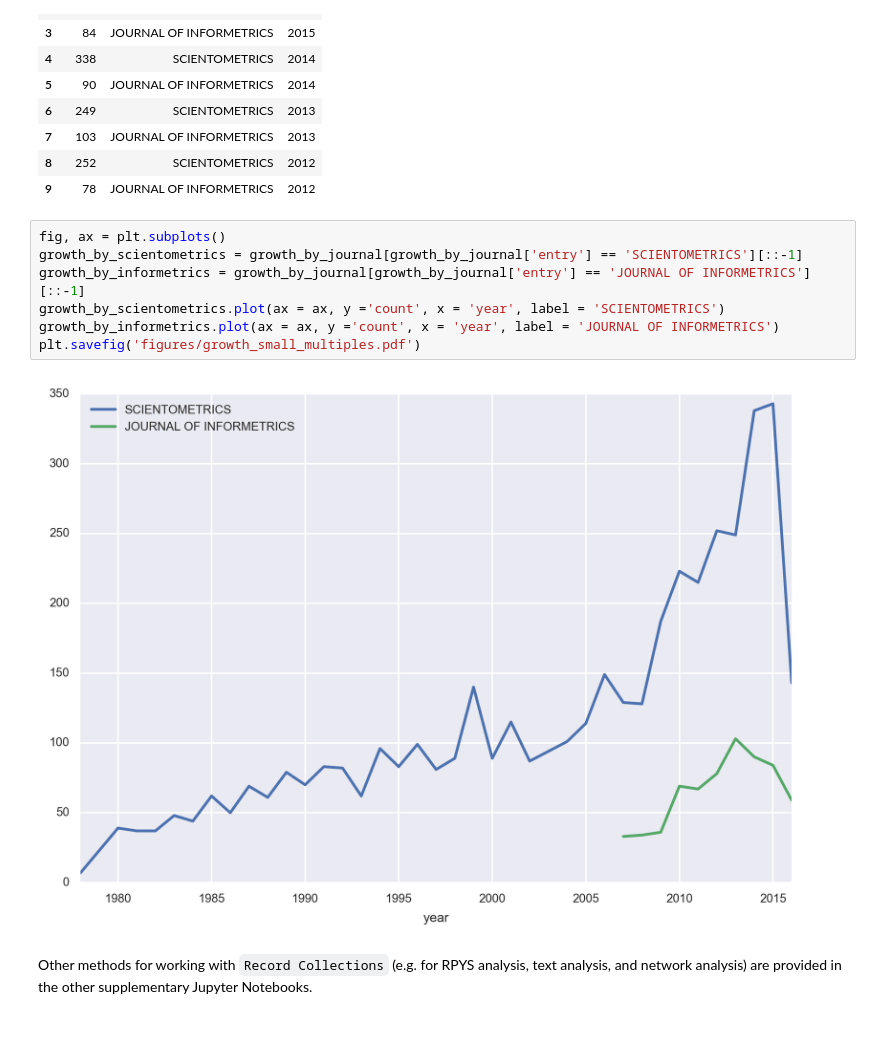
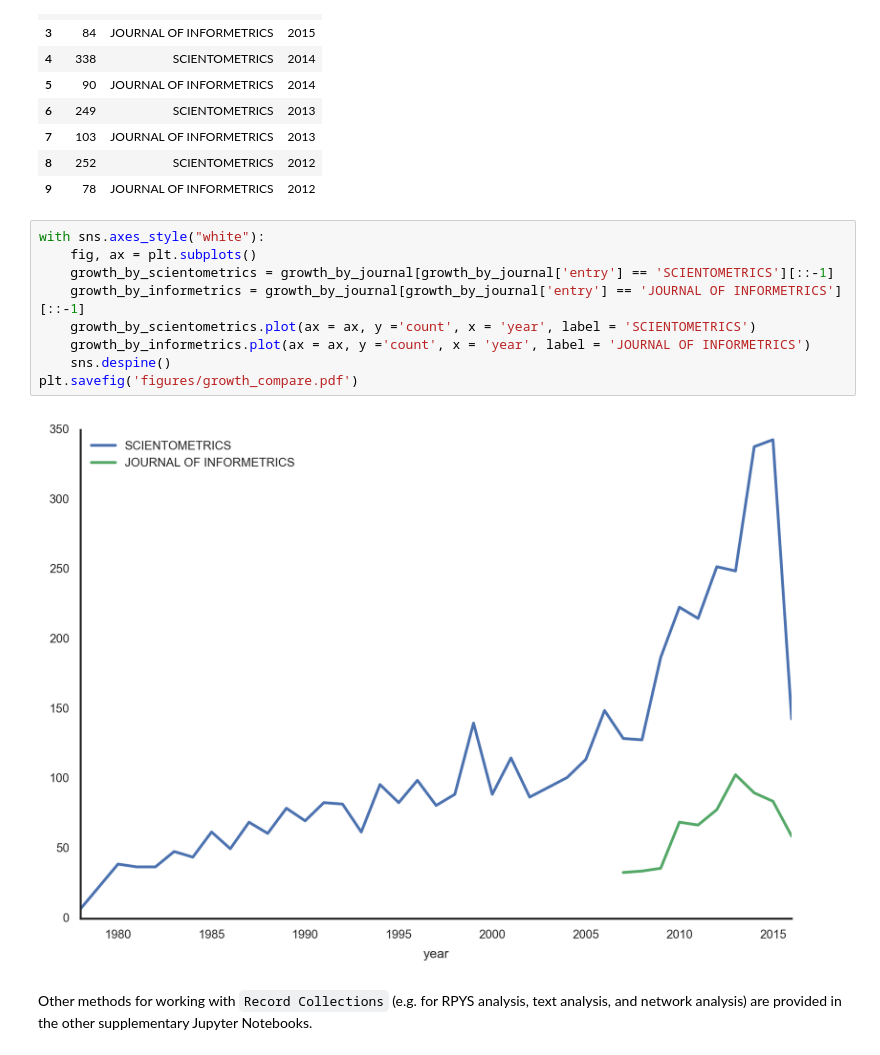
Before and after one commit to mclevey/metaknowledge_article_supplement, a Jupyter notebook: 1_record_collections.ipynb, the cells around one changed output. Saved outputs shown, nothing was run; the diff lists cells and outputs as text.

```diff
--- a/1_record_collections.ipynb
+++ b/1_record_collections.ipynb
@@ -237,13 +232,15 @@ growth_by_journal[:10]
 | 8 | 252 | SCIENTOMETRICS | 2012 |
 | 9 | 78 | JOURNAL OF INFORMETRICS | 2012 |
 # %%
-fig, ax = plt.subplots()
-growth_by_scientometrics = growth_by_journal[growth_by_journal['entry'] == 'SCIENTOMETRICS'][::-1]
-growth_by_informetrics = growth_by_journal[growth_by_journal['entry'] == 'JOURNAL OF INFORMETRICS'][::-1]
-growth_by_scientometrics.plot(ax = ax, y ='count', x = 'year', label = 'SCIENTOMETRICS')
-growth_by_informetrics.plot(ax = ax, y ='count', x = 'year', label = 'JOURNAL OF INFORMETRICS')
-plt.savefig('figures/growth_small_multiples.pdf')
+with sns.axes_style("white"):
+    fig, ax = plt.subplots()
+    growth_by_scientometrics = growth_by_journal[growth_by_journal['entry'] == 'SCIENTOMETRICS'][::-1]
+    growth_by_informetrics = growth_by_journal[growth_by_journal['entry'] == 'JOURNAL OF INFORMETRICS'][::-1]
+    growth_by_scientometrics.plot(ax = ax, y ='count', x = 'year', label = 'SCIENTOMETRICS')
+    growth_by_informetrics.plot(ax = ax, y ='count', x = 'year', label = 'JOURNAL OF INFORMETRICS')
+    sns.despine()
+plt.savefig('figures/growth_compare.pdf')
 # %% [output]
-[figure, old version]
+[figure, new version]
 # %% [markdown]
 Other methods for working with `Record Collections` (e.g. for RPYS analysis, text analysis, and network analysis) are provided in the other supplementary Jupyter Notebooks.
```
Also changed, not shown: parts of 7 cells of this notebook, 1 other file.
